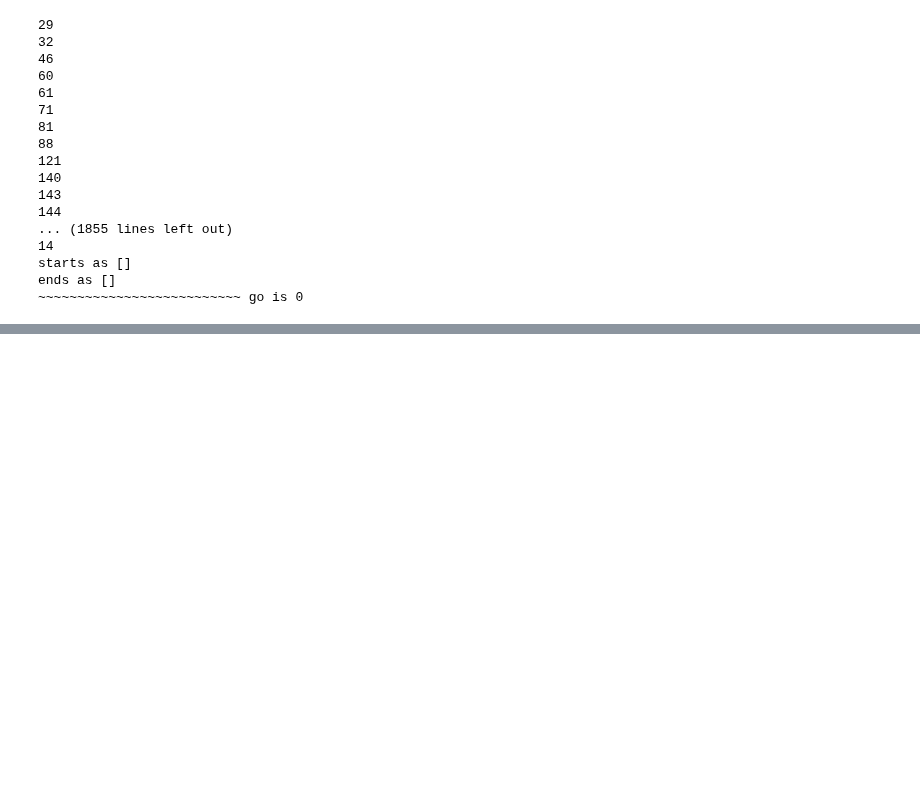
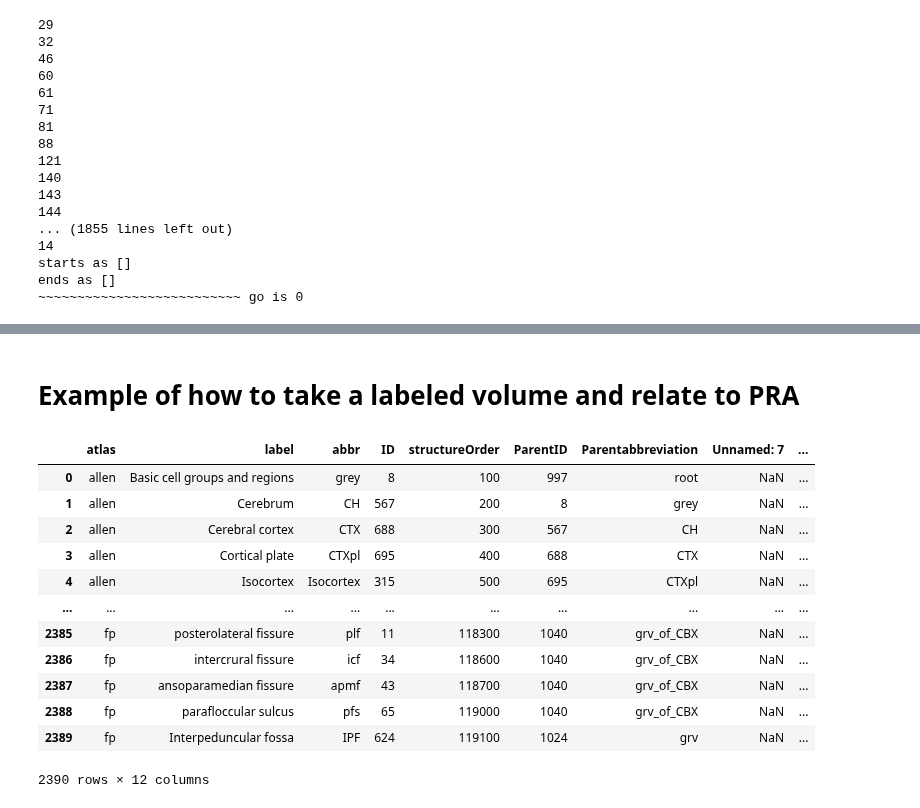
Before and after one commit to PrincetonUniversity/BrainPipe, a Jupyter notebook: tools/analysis/analysis_label_hierarchies.ipynb, the cells around one changed output, grey strips where cells are left out. Saved outputs shown, nothing was run; the diff lists cells and outputs as text; code cells hidden in the pictures; blank space fills up the shorter version.

Commit message:
edits to label_hierarchies to make easier to use and started but did not finish working with chon structorder to PRA

```diff
--- a/tools/analysis/analysis_label_hierarchies.ipynb
+++ b/tools/analysis/analysis_label_hierarchies.ipynb
@@ -15,10 +15,14 @@ warnings.simplefilter('ignore')
 # User Inputs
 # %%
 # load label csvs
-labels_dir = '/Users/emilydennis/Desktop/labels/'
-lab_sigma = pd.read_csv(os.path.join(labels_dir,'sigma_labels.csv'))
-lab_whs = pd.read_csv(os.path.join(labels_dir,'whs_with_parents.csv'))
-lab_pma = pd.read_csv(os.path.join(labels_dir,'PMA_ann.csv'))
+labels_dir = '/Users/emilydennis/Desktop/lightsheet/labels_updated/'
+lab_sigma = pd.read_csv(os.path.join(labels_dir,'SIGMA_labels_old.csv'))
+lab_whs = pd.read_csv(os.path.join(labels_dir,'WHS_labels.csv'))
+lab_schwarz = pd.read_csv(os.path.join(labels_dir,'schwarz_rl_annotations.csv'))
+#lab_pma
+lab_chon = pd.read_csv(os.path.join(labels_dir,'chon_full.csv'))
+
+# load helper files
 syns = pd.read_csv(os.path.join(labels_dir,'syns_with_parents.csv'))
 PRAlabs = pd.read_csv(os.path.join(labels_dir,'PRA_labels_with-graph-order_children_parents.csv')).drop(columns=['Unnamed: 0'])
 
@@ -386,0 +212,22 @@ dfdiff = pd.DataFrame(difflist)
+# %% [markdown]
+# Example of how to take a labeled volume and relate to PRA
+# %%
+lab_atl = lab_chon.copy()
+
+if 'name' in lab_atl.columns:
+    lab_atl.columns=['label', 'ID']
+lab_atl
+# %% [output]
+|  | atlas | label | abbr | ID | structureOrder | ParentID | Parentabbreviation | Unnamed: 7 | ... |
+| 0 | allen | Basic cell groups and regions | grey | 8 | 100 | 997 | root | NaN | ... |
+| 1 | allen | Cerebrum | CH | 567 | 200 | 8 | grey | NaN | ... |
+| 2 | allen | Cerebral cortex | CTX | 688 | 300 | 567 | CH | NaN | ... |
+| 3 | allen | Cortical plate | CTXpl | 695 | 400 | 688 | CTX | NaN | ... |
+| 4 | allen | Isocortex | Isocortex | 315 | 500 | 695 | CTXpl | NaN | ... |
+| ... | ... | ... | ... | ... | ... | ... | ... | ... | ... |
+| 2385 | fp | posterolateral fissure | plf | 11 | 118300 | 1040 | grv_of_CBX | NaN | ... |
+| 2386 | fp | intercrural fissure | icf | 34 | 118600 | 1040 | grv_of_CBX | NaN | ... |
+| 2387 | fp | ansoparamedian fissure | apmf | 43 | 118700 | 1040 | grv_of_CBX | NaN | ... |
+| 2388 | fp | parafloccular sulcus | pfs | 65 | 119000 | 1040 | grv_of_CBX | NaN | ... |
+| 2389 | fp | Interpeduncular fossa | IPF | 624 | 119100 | 1024 | grv | NaN | ... |
+2390 rows × 12 columns
```
Also changed, not shown: parts of 48 cells of this notebook, 3 other files.
